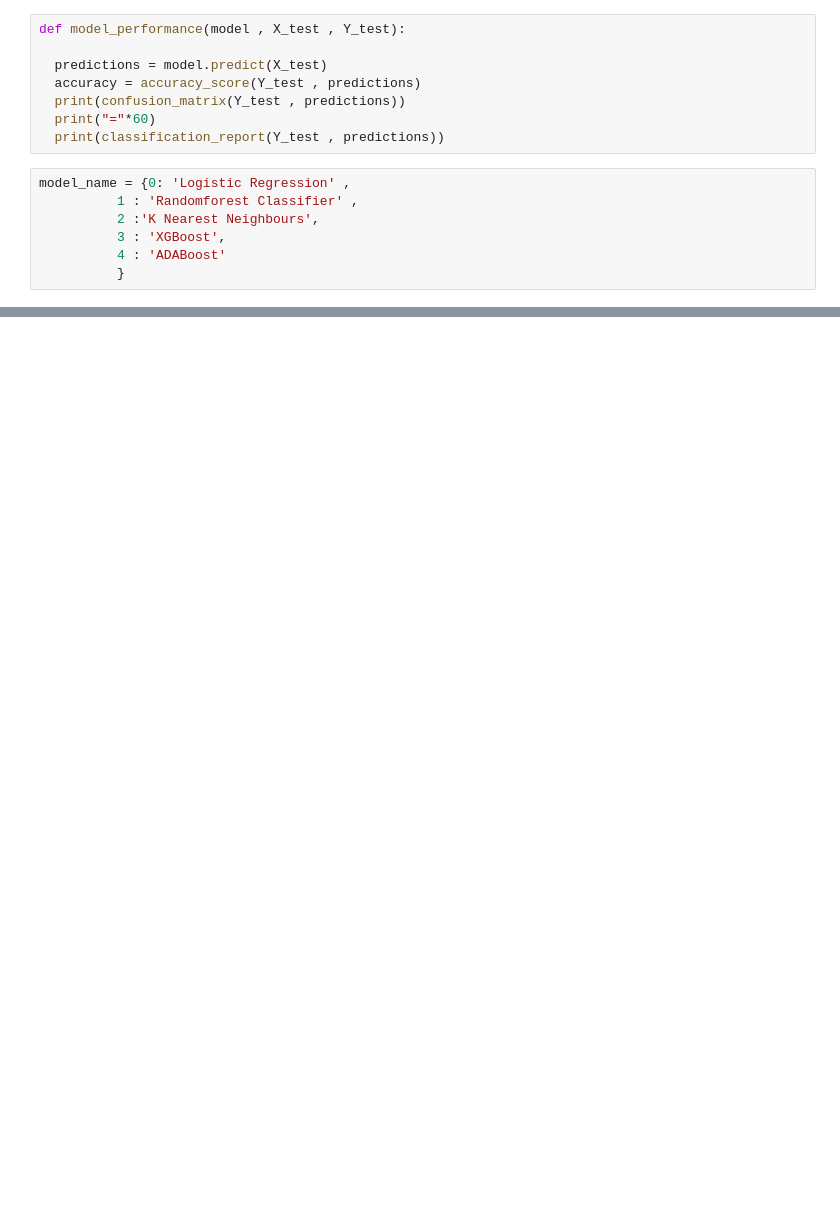
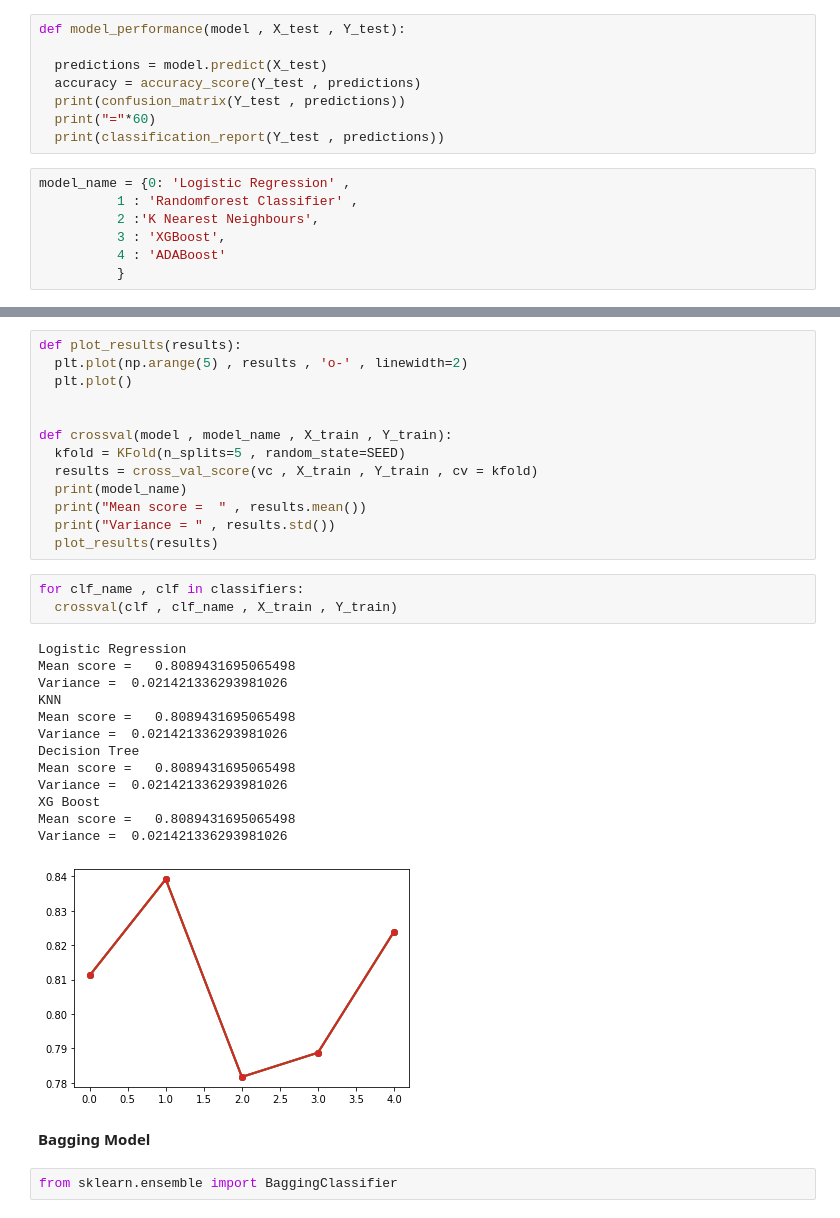
Before and after one commit to nikhilsinghh59/SHALA2020, a Jupyter notebook: Assignment_ML_L2_Titanic.ipynb, the cells around one changed output, grey strips where cells are left out. Cells and saved outputs as stored; diff of their text form; blank space fills up the shorter version.

```diff
--- a/Assignment_ML_L2_Titanic.ipynb
+++ b/Assignment_ML_L2_Titanic.ipynb
@@ -395,0 +587,34 @@ models_build(X_train , Y_train , model_name , X_test , Y_test)
+# %%
+def plot_results(results):
+  plt.plot(np.arange(5) , results , 'o-' , linewidth=2)
+  plt.plot()
+
+
+def crossval(model , model_name , X_train , Y_train):
+  kfold = KFold(n_splits=5 , random_state=SEED)
+  results = cross_val_score(vc , X_train , Y_train , cv = kfold)
+  print(model_name)
+  print("Mean score =  " , results.mean())
+  print("Variance = " , results.std())
+  plot_results(results)
+# %%
+for clf_name , clf in classifiers:
+  crossval(clf , clf_name , X_train , Y_train)
+# %% [output]
+Logistic Regression
+Mean score =   0.8089431695065498
+Variance =  0.021421336293981026
+KNN
+Mean score =   0.8089431695065498
+Variance =  0.021421336293981026
+Decision Tree
+Mean score =   0.8089431695065498
+Variance =  0.021421336293981026
+XG Boost
+Mean score =   0.8089431695065498
+Variance =  0.021421336293981026
+[figure, added]
+# %% [markdown]
+**Bagging Model**
+# %%
+from sklearn.ensemble import BaggingClassifier
```
Also changed, not shown: parts of 22 cells of this notebook.
